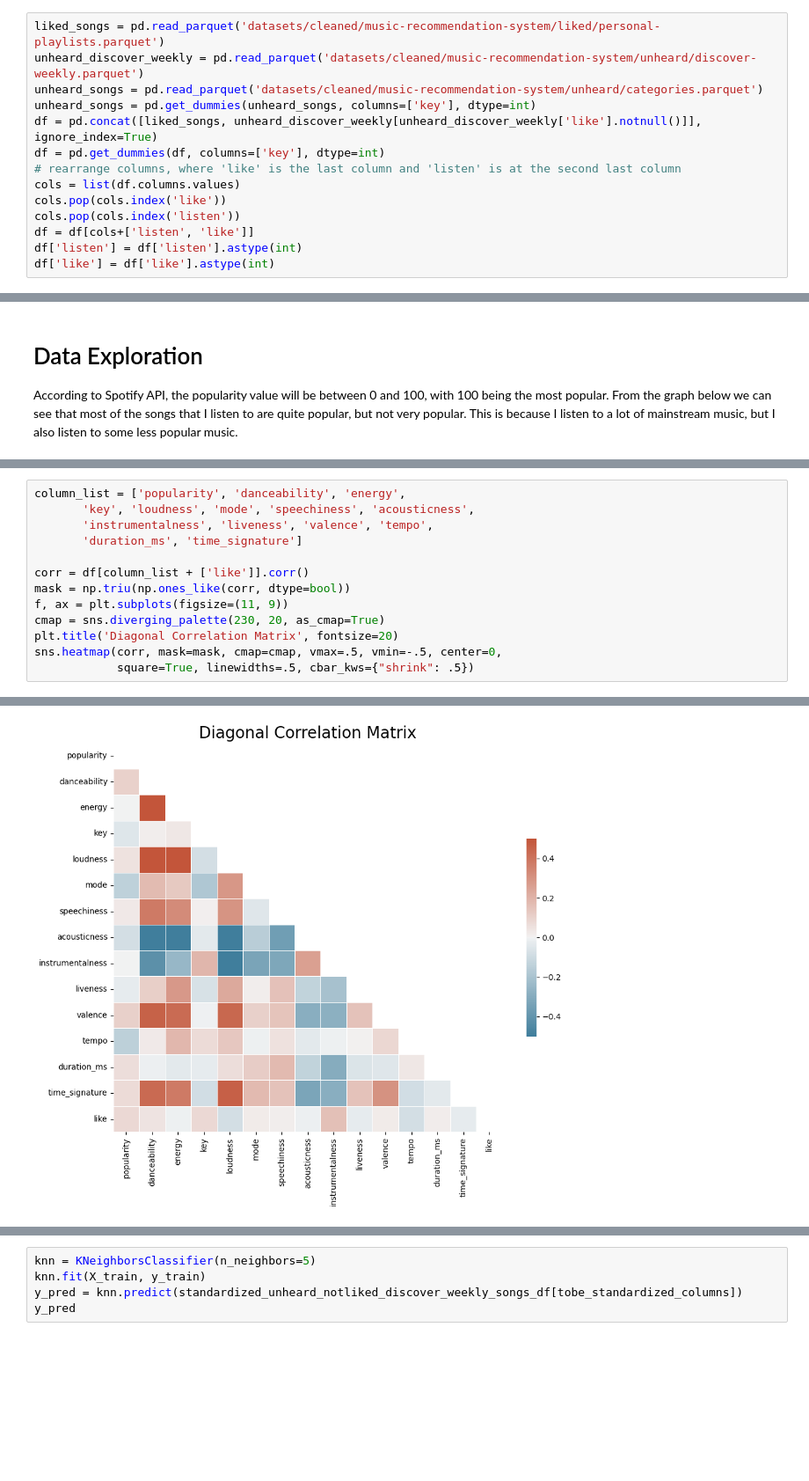
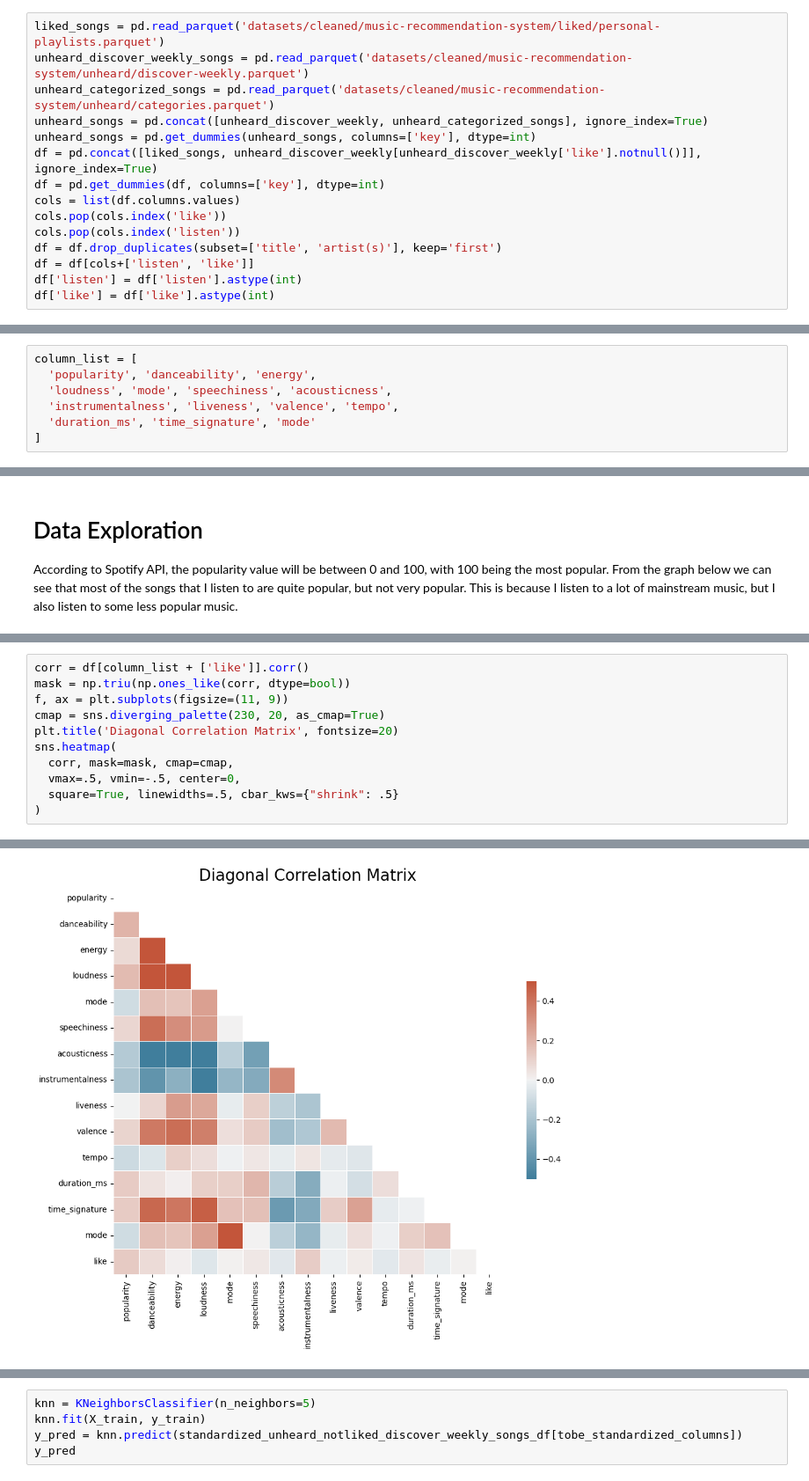
Before and after one commit to bsraya/data-science-portfolio, a Jupyter notebook: song-recommendation-system.ipynb, the cells around one changed output, grey strips where cells are left out. Shown: that part at 88% size. Drawn from its saved outputs; the diff is of its cells as text; blank space fills up the shorter version.

```diff
--- a/song-recommendation-system.ipynb
+++ b/song-recommendation-system.ipynb
@@ -11,15 +11,16 @@ import matplotlib.pyplot as plt
 import seaborn as sns
 # %%
 liked_songs = pd.read_parquet('datasets/cleaned/music-recommendation-system/liked/personal-playlists.parquet')
-unheard_discover_weekly = pd.read_parquet('datasets/cleaned/music-recommendation-system/unheard/discover-weekly.parquet')
-unheard_songs = pd.read_parquet('datasets/cleaned/music-recommendation-system/unheard/categories.parquet')
+unheard_discover_weekly_songs = pd.read_parquet('datasets/cleaned/music-recommendation-system/unheard/discover-weekly.parquet')
+unheard_categorized_songs = pd.read_parquet('datasets/cleaned/music-recommendation-system/unheard/categories.parquet')
+unheard_songs = pd.concat([unheard_discover_weekly, unheard_categorized_songs], ignore_index=True)
 unheard_songs = pd.get_dummies(unheard_songs, columns=['key'], dtype=int)
 df = pd.concat([liked_songs, unheard_discover_weekly[unheard_discover_weekly['like'].notnull()]], ignore_index=True)
 df = pd.get_dummies(df, columns=['key'], dtype=int)
-# rearrange columns, where 'like' is the last column and 'listen' is at the second last column
 cols = list(df.columns.values)
 cols.pop(cols.index('like'))
 cols.pop(cols.index('listen'))
+df = df.drop_duplicates(subset=['title', 'artist(s)'], keep='first')
 df = df[cols+['listen', 'like']]
 df['listen'] = df['listen'].astype(int)
 df['like'] = df['like'].astype(int)
@@ -36,3 +27,10 @@ Index(['id', 'title', 'artist(s)', 'popularity', 'danceability', 'energy',
+# %%
+column_list = [
+  'popularity', 'danceability', 'energy',
+  'loudness', 'mode', 'speechiness', 'acousticness',
+  'instrumentalness', 'liveness', 'valence', 'tempo',
+  'duration_ms', 'time_signature', 'mode'
+]
 # %% [markdown]
 The following are the metadata of each song in the dataset:
 1. `acousticness`: A confidence measure from 0.0 to 1.0 of whether the track is acoustic. 1.0 represents high confidence the track is acoustic.
@@ -79,14 +68,12 @@ KeyError: 'key'
 # %%
-column_list = ['popularity', 'danceability', 'energy',
-       'key', 'loudness', 'mode', 'speechiness', 'acousticness',
-       'instrumentalness', 'liveness', 'valence', 'tempo',
-       'duration_ms', 'time_signature']
-
 corr = df[column_list + ['like']].corr()
 mask = np.triu(np.ones_like(corr, dtype=bool))
 f, ax = plt.subplots(figsize=(11, 9))
 cmap = sns.diverging_palette(230, 20, as_cmap=True)
 plt.title('Diagonal Correlation Matrix', fontsize=20)
-sns.heatmap(corr, mask=mask, cmap=cmap, vmax=.5, vmin=-.5, center=0,
-            square=True, linewidths=.5, cbar_kws={"shrink": .5})
+sns.heatmap(
+  corr, mask=mask, cmap=cmap,
+  vmax=.5, vmin=-.5, center=0,
+  square=True, linewidths=.5, cbar_kws={"shrink": .5}
+)
 # %% [output]
@@ -94 +81 @@ sns.heatmap(corr, mask=mask, cmap=cmap, vmax=.5, vmin=-.5, center=0,
-[figure, old version]
+[figure, new version]
```
Also changed, not shown: parts of 14 cells of this notebook.
